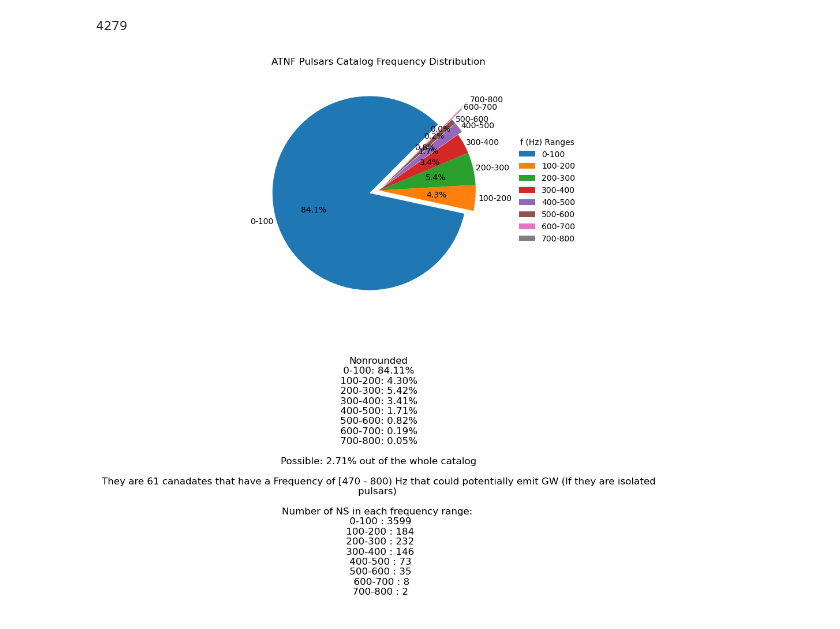
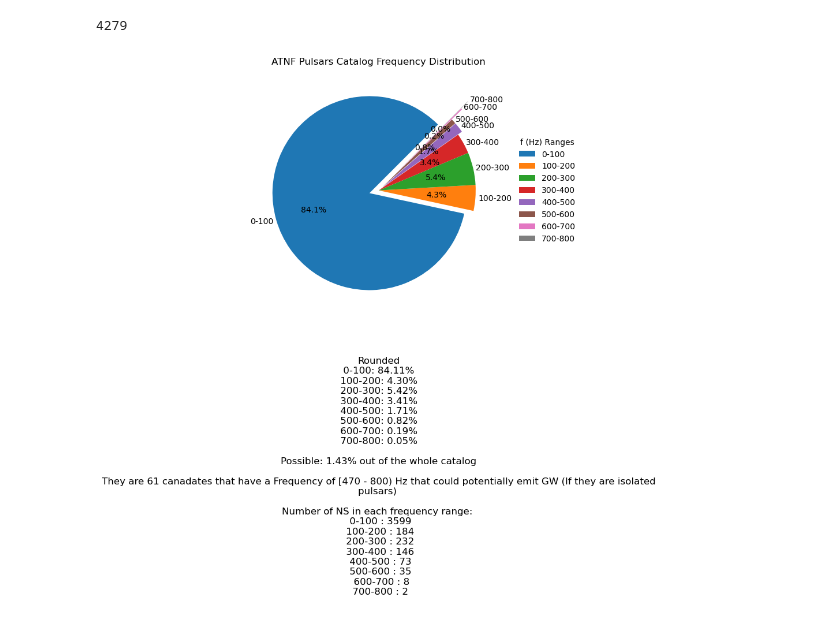
Before and after one commit to JAMHcode/ATNF-Population-Frequency-Analysis-, a Jupyter notebook: ObservedPS_ATNF.ipynb, the cells around one changed output. Cells and saved outputs as stored; diff of their text form; code cells hidden in the pictures.

```diff
--- a/ObservedPS_ATNF.ipynb
+++ b/ObservedPS_ATNF.ipynb
@@ -28,16 +29,14 @@ ObservedPS = np.array(df)
 FARR = []
 maxF = 0
 def maxFrequncy(df, maxF):
-    for i in range(0, 4344):
-        if df['F0(Hz)'][i] != '#NA':
+    for i in range(0, len(df)):
             if maxF < float(df['F0(Hz)'][i]):
                 maxF = float(df['F0(Hz)'][i])
     return maxF
 
 def RangeThanFrequncy(df, StartRange, EndRange):
     Arr = []
-    for i in range(0, 4344):
-        if df['F0(Hz)'][i] != '#NA':
+    for i in range(0, len(df)):
             if StartRange < float(df['F0(Hz)'][i]) and EndRange > float(df['F0(Hz)'][i]):
                 Arr.append([ObservedPS[i][3]])
     size = np.array([Arr])
@@ -101,34 +101,34 @@ size = [count_in_range(allArr[0], 0,100), count_in_range(allArr[0], 100,200), co
        count_in_range(allArr[0], 300,400), count_in_range(allArr[0], 400,500), count_in_range(allArr[0], 500,600),
        count_in_range(allArr[0],600, 700),count_in_range(allArr[0], 700,800)]
 
 
 # Define the labels for each range
 labels = ['0-100', '100-200', '200-300', '300-400', '400-500', '500-600', '600-700', '700-800']
 
 explode = (0.1, 0, 0, 0,0.05,0.05,0.2,0.3)
 # Plotting the pie chart
 fig = plt.figure(figsize=(10, 12))
 
 ax1 = fig.add_subplot(211)
 ax1.pie(size, labels=labels, autopct='%1.1f%%',  labeldistance=1.03, startangle=45, explode=explode )  # autopct shows percentage
 ax1.set_title('ATNF Pulsars Catalog Frequency Distribution')
 ax1.legend(loc="center left", bbox_to_anchor=(1.05, 0.5), title="f (Hz) Ranges", frameon=False)
 
 ax2 = fig.add_subplot(212)
 ax2.axis('off')
-text_content = "Nonrounded\n"
+text_content = "Rounded\n"
 for i in range(0,8):
+
     text_content += f' {labels[i]}: {(size[i]/tot) *100.0 :.2f}% \n'
 
-
-possible = 1.762472885032538 + 0.7049891540130151 + 0.1898047722342733 + 0.05422993492407809
+possible = (canadates/ tot) * 100
 text_content += f'\nPossible: {possible:.2f}% out of the whole catalog\n'
 
 text_content += f'\nThey are {canadates} canadates that have a Frequency of [470 - 800) Hz that could potentially emit GW (If they are isolated pulsars) \n'
 
 #number in each range
 text_content +=f'\nNumber of NS in each frequency range: \n {labels[0]} : {size[0]}\n {labels[1]} : {size[1]}\n {labels[2]} : {size[2]}\n {labels[3]} : {size[3]}\n {labels[4]} : {size[4]}\n {labels[5]} : {size[5]}\n  {labels[6]} : {size[6]}\n {labels[7]} : {size[7]}\n'
 ax2.text(0.5, 0.5, text_content, ha='center', va='center', fontsize=12, wrap=True)
 plt.show()
 # %% [output]
-[figure, old version]
+[figure, new version]
```
Also changed, not shown: parts of 2 cells of this notebook.
